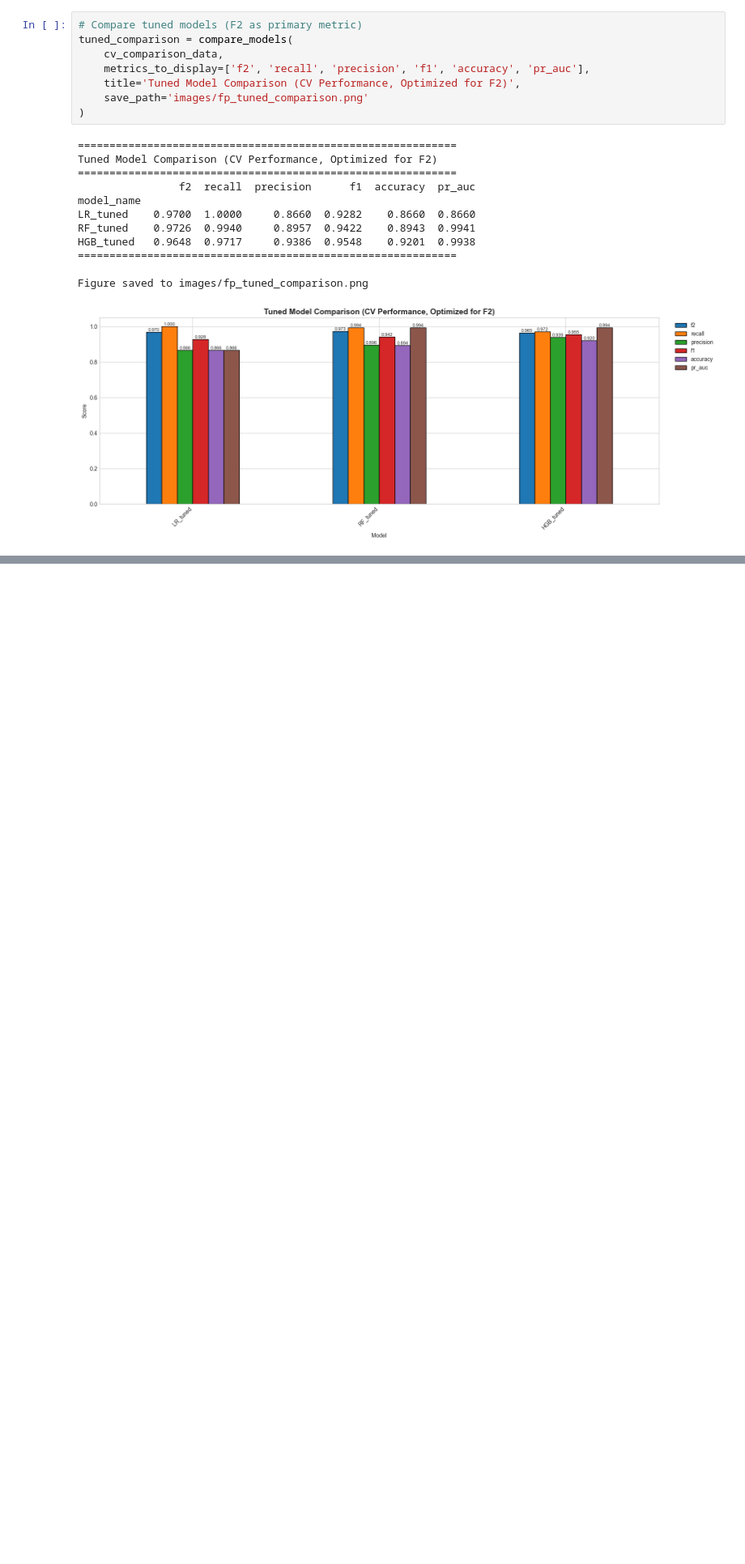
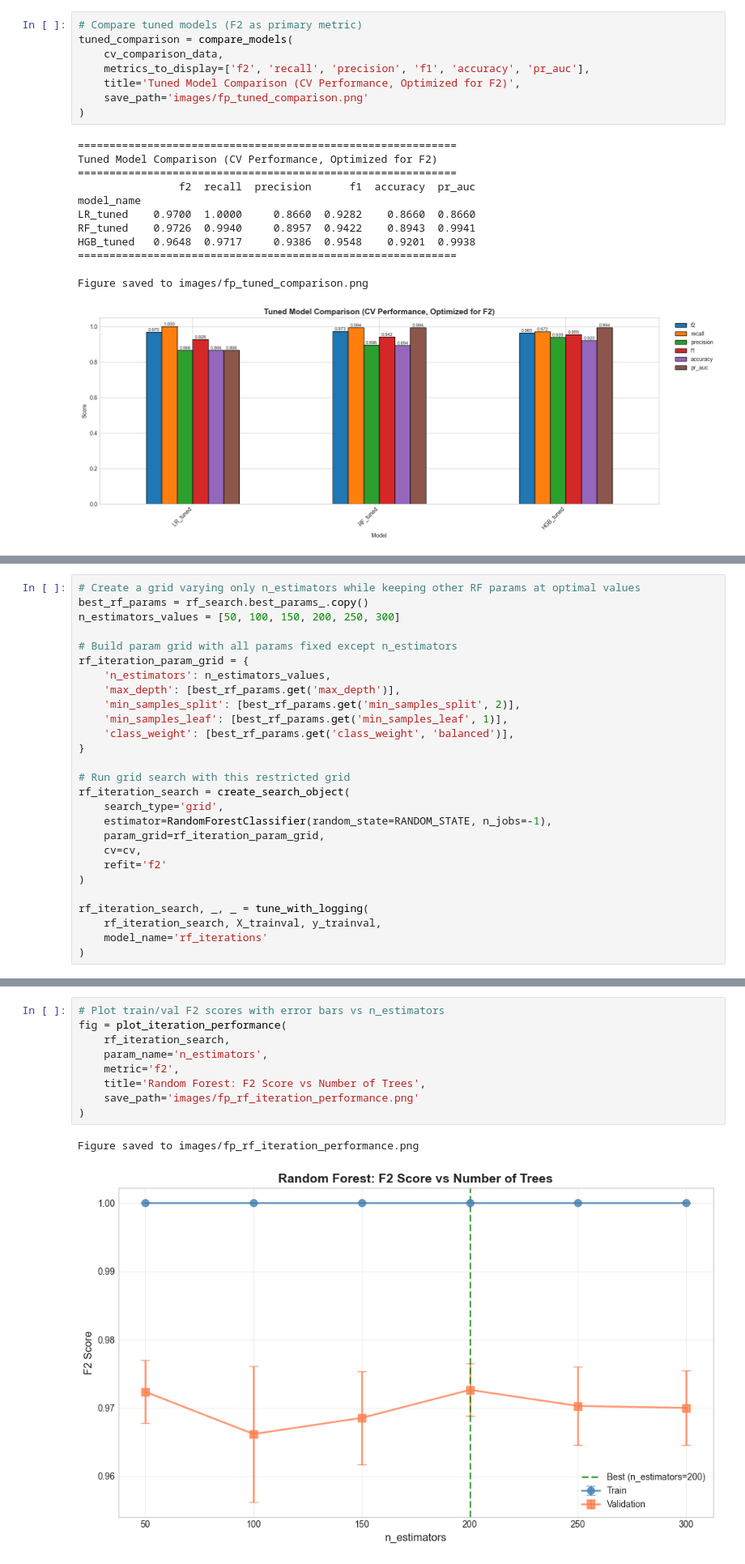
Before and after one commit to frederick-douglas-pearce/sportswear-esg-news-classifier, a Jupyter notebook: notebooks/fp2_model_selection_tuning.ipynb, the cells around one changed output, grey strips where cells are left out. Shown at 81% size. Drawn from its saved outputs; the diff is of its cells as text; blank space fills up the shorter version.

```diff
--- a/notebooks/fp2_model_selection_tuning.ipynb
+++ b/notebooks/fp2_model_selection_tuning.ipynb
@@ -587,0 +531,27 @@ plt.show()
+# %%
+# Create a grid varying only n_estimators while keeping other RF params at optimal values
+best_rf_params = rf_search.best_params_.copy()
+n_estimators_values = [50, 100, 150, 200, 250, 300]
+
+# Build param grid with all params fixed except n_estimators
+rf_iteration_param_grid = {
+    'n_estimators': n_estimators_values,
+    'max_depth': [best_rf_params.get('max_depth')],
+    'min_samples_split': [best_rf_params.get('min_samples_split', 2)],
+    'min_samples_leaf': [best_rf_params.get('min_samples_leaf', 1)],
+    'class_weight': [best_rf_params.get('class_weight', 'balanced')],
+}
+
+# Run grid search with this restricted grid
+rf_iteration_search = create_search_object(
+    search_type='grid',
+    estimator=RandomForestClassifier(random_state=RANDOM_STATE, n_jobs=-1),
+    param_grid=rf_iteration_param_grid,
+    cv=cv,
+    refit='f2'
+)
+
+rf_iteration_search, _, _ = tune_with_logging(
+    rf_iteration_search, X_trainval, y_trainval,
+    model_name='rf_iterations'
+)
@@ -588 +571,13 @@ plt.show()
+# %%
+# Plot train/val F2 scores with error bars vs n_estimators
+fig = plot_iteration_performance(
+    rf_iteration_search,
+    param_name='n_estimators',
+    metric='f2',
+    title='Random Forest: F2 Score vs Number of Trees',
+    save_path='images/fp_rf_iteration_performance.png'
+)
+# %% [output]
+Figure saved to images/fp_rf_iteration_performance.png
+[figure, added]
 # %% [markdown]
```
Also changed, not shown: parts of 27 cells of this notebook, 8 other files.
